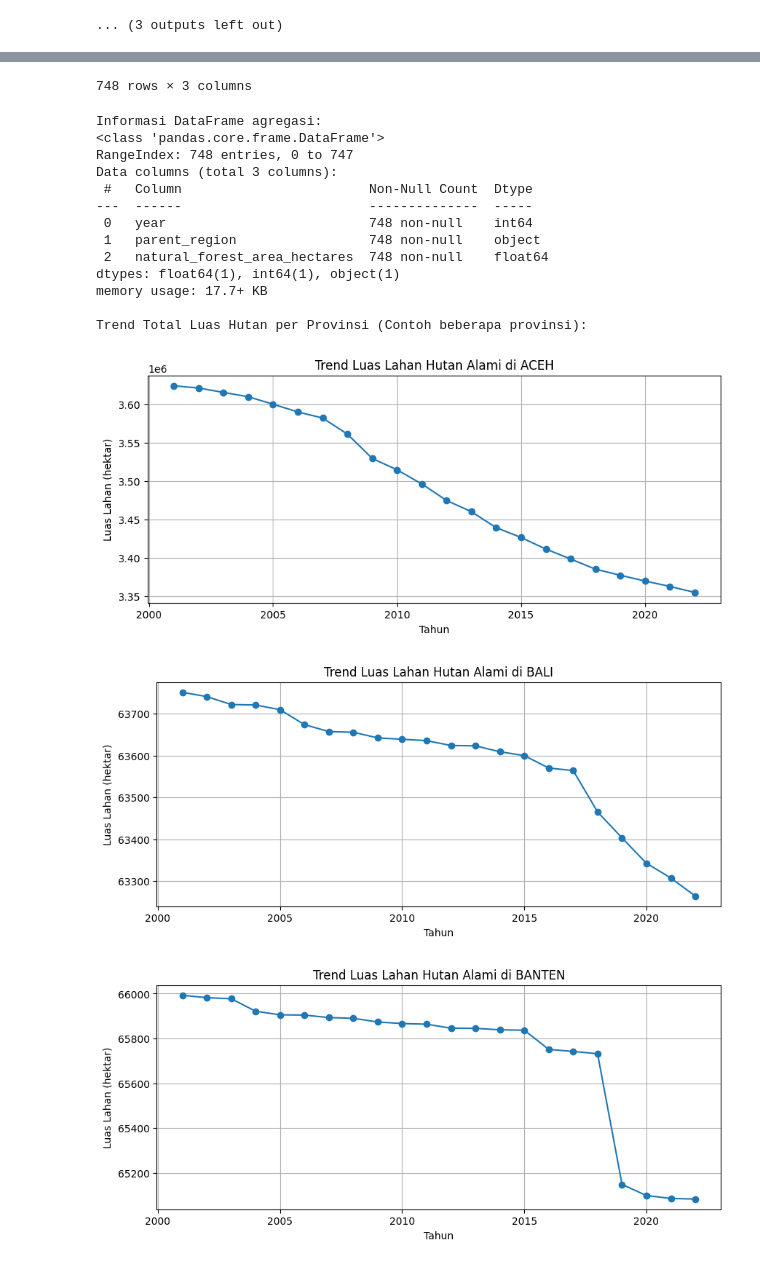
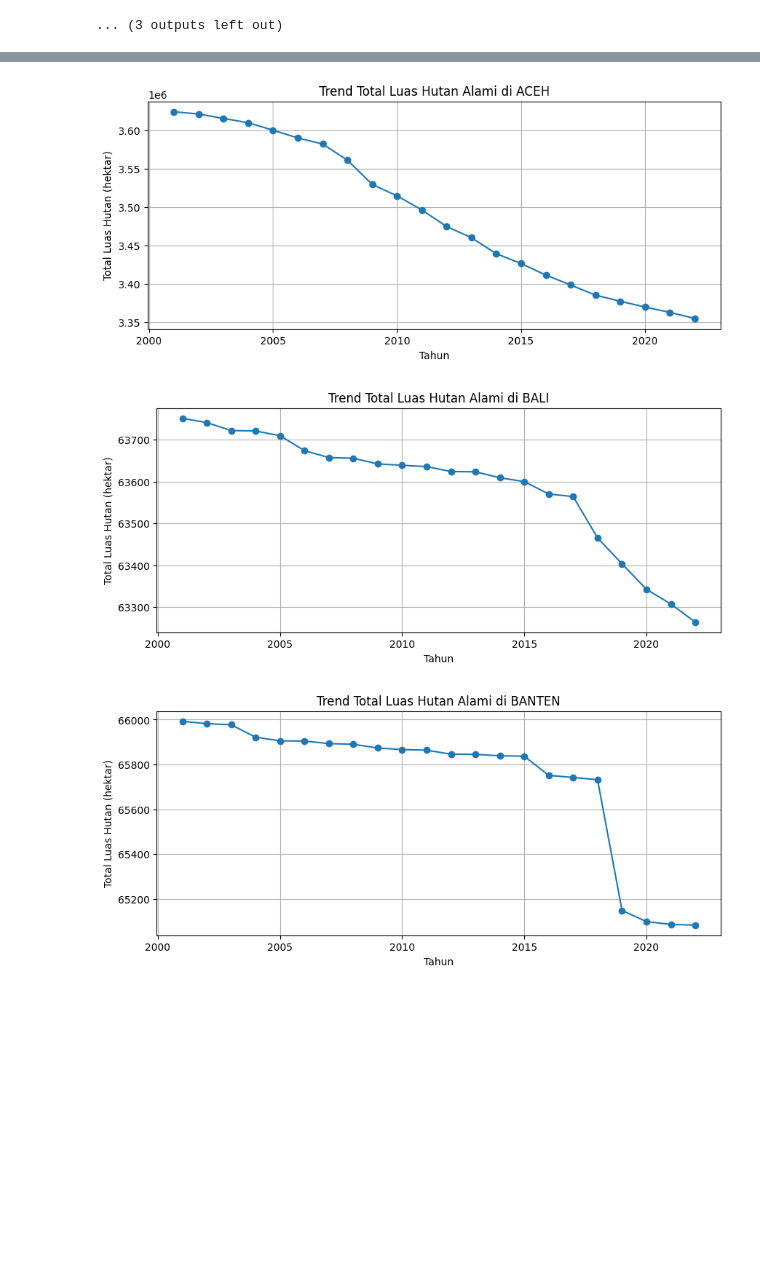
Before and after one commit to bintangfikrif/Unnamed-Final_Project, a Jupyter notebook: notebooks/main.ipynb, the cells around one changed output, grey strips where cells are left out. Saved outputs shown, nothing was run; the diff lists cells and outputs as text; code cells hidden in the pictures; blank space fills up the shorter version.

```diff
--- a/notebooks/main.ipynb
+++ b/notebooks/main.ipynb
@@ -320,35 +793,30 @@ dtype: float64
 # %%
-# Pastikan df tidak None sebelum melanjutkan agregasi
-if df is not None:
-    # Agregasi berdasarkan 'year' dan 'parent_region'
-    df_provinsi = df.groupby(['year', 'parent_region'])['natural_forest_area_hectares'].sum().reset_index()
+# Melihat trend total luas hutan per provinsi dari waktu ke waktu
+print("\nTrend Total Luas Hutan per Provinsi (Contoh beberapa provinsi):")
+# Ambil beberapa contoh provinsi untuk visualisasi
 
-    # Tampilkan beberapa baris pertama dari DataFrame hasil agregasi
-    print("DataFrame agregasi berdasarkan Provinsi (Parent Region):")
-    display(df_provinsi.head(5))
+# Pastikan df_provinsi_agg ada dan memiliki kolom yang dibutuhkan
+if df_provinsi_agg is not None and \
+   COL_YEAR in df_provinsi_agg.columns and \
+   COL_PROVINCE in df_provinsi_agg.columns and \
+   nama_kolom_agregat_baru in df_provinsi_agg.columns:
 
-    # Untuk menampilkan seluruh DataFrame df_provinsi
-    print("\nMenampilkan seluruh DataFrame df_provinsi:")
-    display(df_provinsi)
+    sample_parent_regions = df_provinsi_agg[COL_PROVINCE].unique()[:3] # Ambil 3 provinsi pertama
 
-    # Anda juga bisa mengecek informasi dasar dari DataFrame baru ini
-    print("\nInformasi DataFrame agregasi:")
-    df_provinsi.info()
+    if len(sample_parent_regions) > 0:
+        for parent_region in sample_parent_regions:
+            plt.figure(figsize=(10, 4))
+            # Gunakan nama kolom agregat yang baru
+            provinsi_data = df_provinsi_agg[df_provinsi_agg[COL_PROVINCE] == parent_region].sort_values(COL_YEAR)
+            plt.plot(provinsi_data[COL_YEAR], provinsi_data[nama_kolom_agregat_baru], marker='o')
+            plt.title(f"Trend Total Luas Hutan Alami di {parent_region}")
+            plt.xlabel("Tahun")
+            plt.ylabel("Total Luas Hutan (hektar)") # Update label y
+            plt.grid(True)
+            plt.show()
+    else:
+        print("Tidak cukup provinsi unik dalam data agregat untuk diplot.")
 
-    # Melihat trend total luas hutan per provinsi dari waktu ke waktu
-    print("\nTrend Total Luas Hutan per Provinsi (Contoh beberapa provinsi):")
-    # Ambil beberapa contoh provinsi untuk visualisasi
-    sample_parent_regions = df_provinsi['parent_region'].unique()[:3] # Ambil 3 provinsi pertama
-
-    for parent_region in sample_parent_regions:
-        plt.figure(figsize=(10, 4))
-        provinsi_data = df_provinsi[df_provinsi['parent_region'] == parent_region].sort_values('year')
-        plt.plot(provinsi_data['year'], provinsi_data['natural_forest_area_hectares'], marker='o')
-        plt.title(f"Trend Luas Lahan Hutan Alami di {parent_region}")
-        plt.xlabel("Tahun")
-        plt.ylabel("Luas Lahan (hektar)")
-        plt.grid(True)
-        plt.show()
 else:
-    print("DataFrame tidak tersedia. Mohon periksa kembali langkah memuat data.")
+    print("\nTidak dapat membuat plot tren total luas hutan per provinsi. Pastikan DataFrame 'df_provinsi_agg' berhasil dibuat dan memiliki kolom-kolom yang diperlukan.")
 # %% [output]
@@ -375,17 +824,3 @@ Menampilkan seluruh DataFrame df_provinsi:
-748 rows × 3 columns
-Informasi DataFrame agregasi:
-<class 'pandas.core.frame.DataFrame'>
-RangeIndex: 748 entries, 0 to 747
-Data columns (total 3 columns):
- #   Column                        Non-Null Count  Dtype
----  ------                        --------------  -----
- 0   year                          748 non-null    int64
- 1   parent_region                 748 non-null    object
- 2   natural_forest_area_hectares  748 non-null    float64
-dtypes: float64(1), int64(1), object(1)
-memory usage: 17.7+ KB
-
-Trend Total Luas Hutan per Provinsi (Contoh beberapa provinsi):
-[figure, old version]
+[figure, new version]
-[figure, old version]
+[figure, new version]
-[figure, old version]
+[figure, new version]
```
Also changed, not shown: parts of 25 cells of this notebook.
